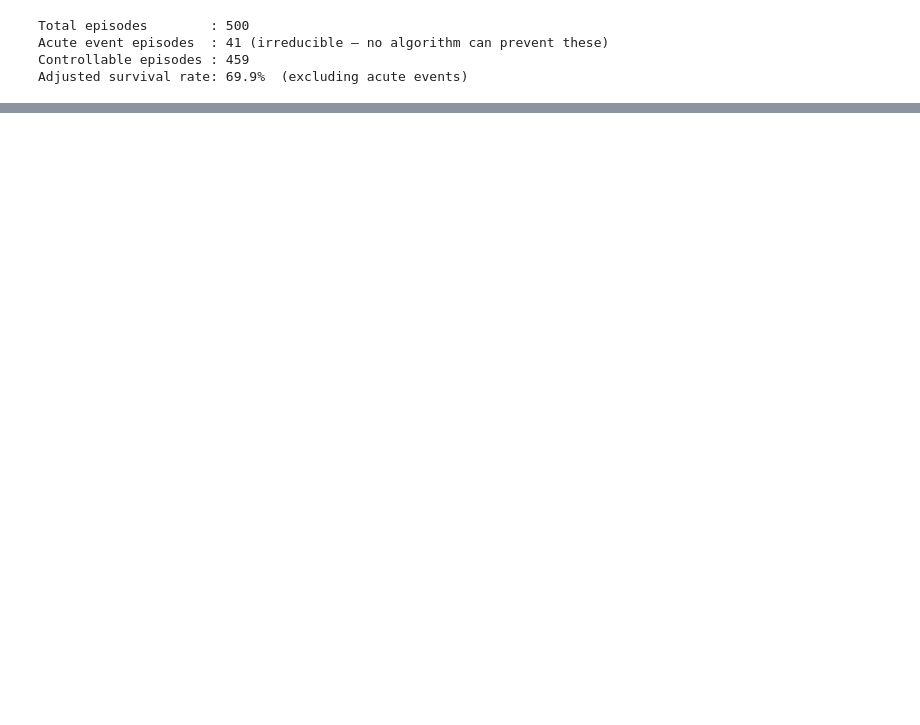
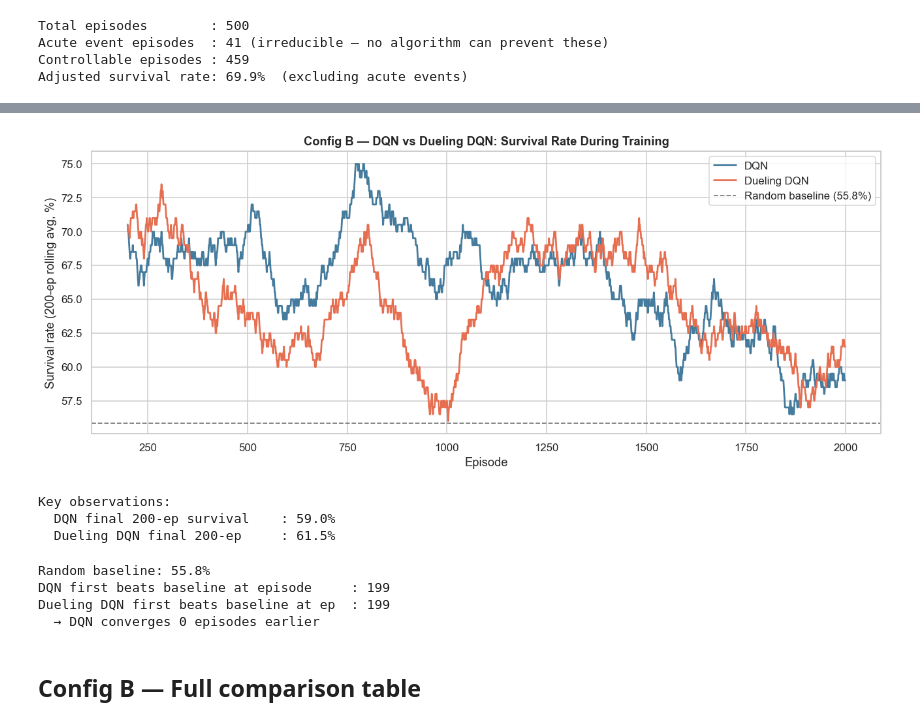
Before and after one commit to calcoafrancisca/RL_GroupAG, a Jupyter notebook: RL Project Code/sepsis_project - Students Version/rl_sepsis_project_0.ipynb, the cells around one changed output, grey strips where cells are left out. Drawn from its saved outputs; the diff is of its cells as text; code cells hidden in the pictures; blank space fills up the shorter version.

Commit message:
update1 person4

```diff
--- a/RL Project Code/sepsis_project - Students Version/rl_sepsis_project_0.ipynb
+++ b/RL Project Code/sepsis_project - Students Version/rl_sepsis_project_0.ipynb
@@ -1054,0 +1503,55 @@ Adjusted survival rate: 69.9%  (excluding acute events)
+# %%
+fig, ax = plt.subplots(figsize=(12, 5))
+
+# DQN curve (from Person 3)
+rolling_dqn = pd.Series((np.array(episode_rewards) > 0).astype(float)).rolling(200).mean() * 100
+# Dueling DQN curve
+rolling_dueling = pd.Series((np.array(episode_rewards_d) > 0).astype(float)).rolling(200).mean() * 100
+
+ax.plot(rolling_dqn,     color='#457b9d', linewidth=1.8, label='DQN')
+ax.plot(rolling_dueling, color='#e76f51', linewidth=1.8, label='Dueling DQN')
+ax.axhline(clinical_rand_mean * 100, color='gray', linestyle='--',
+           linewidth=1.2, label=f'Random baseline ({clinical_rand_mean*100:.1f}%)')
+
+ax.set_xlabel('Episode')
+ax.set_ylabel('Survival rate (200-ep rolling avg, %)')
+ax.set_title('Config B — DQN vs Dueling DQN: Survival Rate During Training',
+             fontweight='bold')
+ax.legend()
+plt.tight_layout()
+plt.savefig(f'{PLOTS_DIR}/configB_comparison.png', dpi=120, bbox_inches='tight')
+plt.show()
+
+print("Key observations:")
+print(f"  DQN final 200-ep survival    : {rolling_dqn.dropna().iloc[-1]:.1f}%")
+print(f"  Dueling DQN final 200-ep     : {rolling_dueling.dropna().iloc[-1]:.1f}%")
+# %% [output]
+[figure, added]
+Key observations:
+  DQN final 200-ep survival    : 59.0%
+  Dueling DQN final 200-ep     : 61.5%
+# %%
+def first_episode_above(rolling_series, threshold):
+    """Return the first episode where the rolling average clears a threshold."""
+    above = rolling_series[rolling_series >= threshold]
+    return int(above.index[0]) if len(above) > 0 else None
+
+threshold = clinical_rand_mean * 100  # random baseline %
+
+ep_dqn     = first_episode_above(rolling_dqn,     threshold)
+ep_dueling = first_episode_above(rolling_dueling, threshold)
+
+print(f"Random baseline: {threshold:.1f}%")
+print(f"DQN first beats baseline at episode     : {ep_dqn}")
+print(f"Dueling DQN first beats baseline at ep  : {ep_dueling}")
+if ep_dqn and ep_dueling:
+    faster = 'Dueling DQN' if ep_dueling < ep_dqn else 'DQN'
+    diff   = abs(ep_dqn - ep_dueling)
+    print(f"  → {faster} converges {diff} episodes earlier")
+# %% [output]
+Random baseline: 55.8%
+DQN first beats baseline at episode     : 199
+Dueling DQN first beats baseline at ep  : 199
+  → DQN converges 0 episodes earlier
+# %% [markdown]
+## Config B — Full comparison table
```
Also changed, not shown: parts of 31 cells of this notebook.
